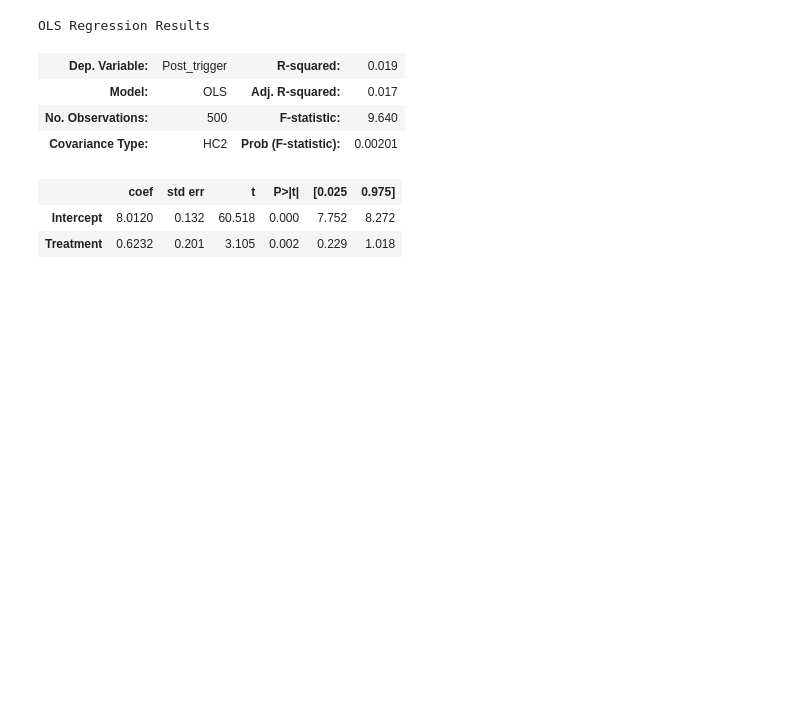
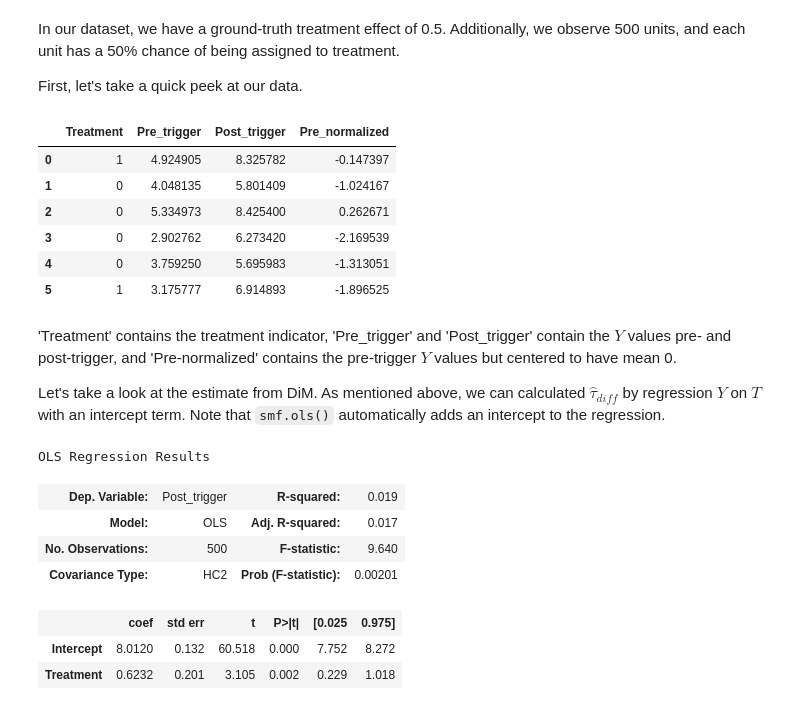
Before and after one commit to alexanderoa/blog_code, a Jupyter notebook: cuped/cuped.ipynb, the cells around one changed output. Saved outputs shown, nothing was run; the diff lists cells and outputs as text; code cells hidden in the pictures; blank space fills up the shorter version.

```diff
--- a/cuped/cuped.ipynb
+++ b/cuped/cuped.ipynb
@@ -36,4 +52,27 @@ import matplotlib.pyplot as plt
 import seaborn as sns
 
 from cuped_utils import *
+data = cuped_generator(
+    sample_size = 500,
+    t_proportion = 0.5,
+    effect_size = 0.5,
+)
+# %% [markdown]
+In our dataset, we have a ground-truth treatment effect of 0.5. Additionally, we observe 500 units, and each unit has a 50% chance of being assigned to treatment.
+
+First, let's take a quick peek at our data.
+# %%
+data.iloc[:6,:]
+# %% [output]
+|  | Treatment | Pre_trigger | Post_trigger | Pre_normalized |
+| 0 | 1 | 4.924905 | 8.325782 | -0.147397 |
+| 1 | 0 | 4.048135 | 5.801409 | -1.024167 |
+| 2 | 0 | 5.334973 | 8.425400 | 0.262671 |
+| 3 | 0 | 2.902762 | 6.273420 | -2.169539 |
+| 4 | 0 | 3.759250 | 5.695983 | -1.313051 |
+| 5 | 1 | 3.175777 | 6.914893 | -1.896525 |
+# %% [markdown]
+'Treatment' contains the treatment indicator, 'Pre_trigger' and 'Post_trigger' contain the $Y$ values pre- and post-trigger, and 'Pre-normalized' contains the pre-trigger $Y$ values but centered to have mean 0.
+
+Let's take a look at the estimate from DiM. As mentioned above, we can calculated $\hat{\tau}_{diff}$ by regression $Y$ on $T$ with an intercept term. Note that `smf.ols()` automatically adds an intercept to the regression.
 # %%
```
Also changed, not shown: parts of 3 cells of this notebook.
